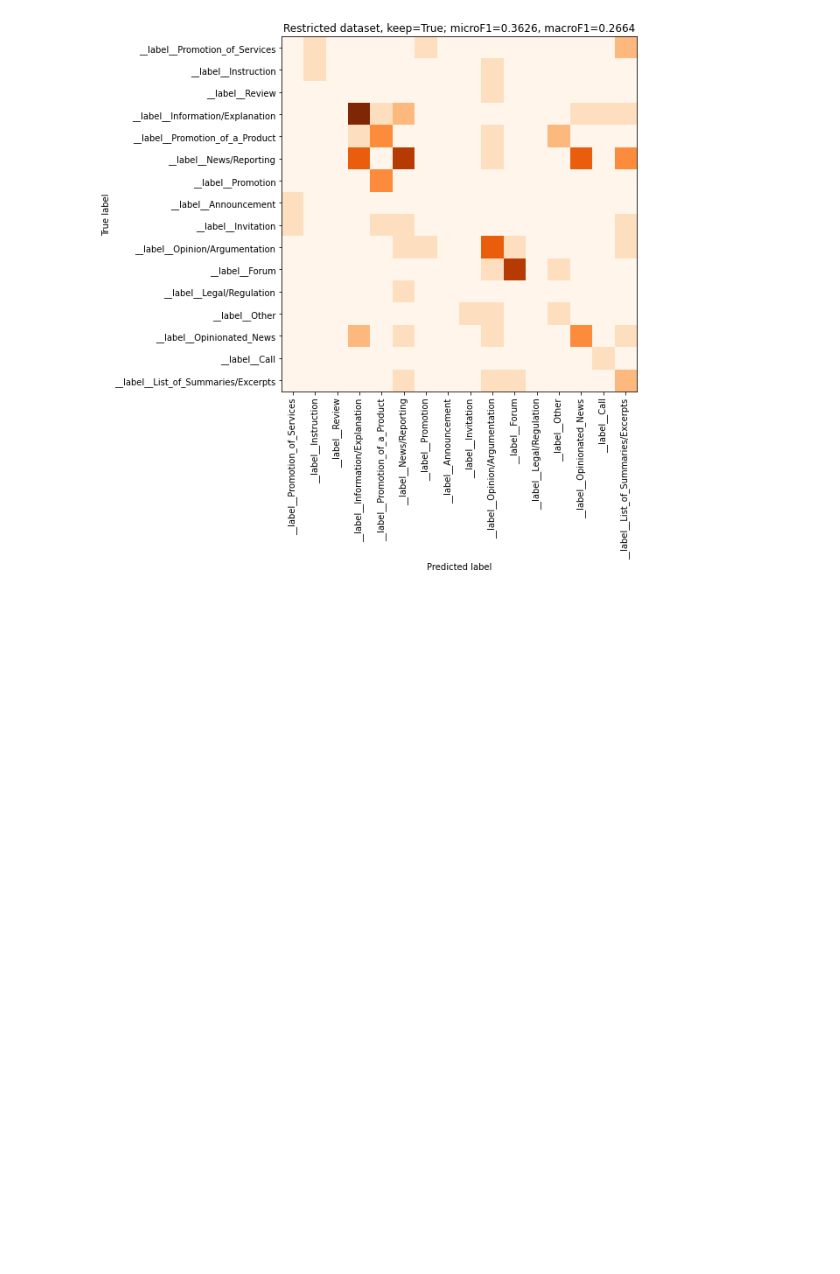
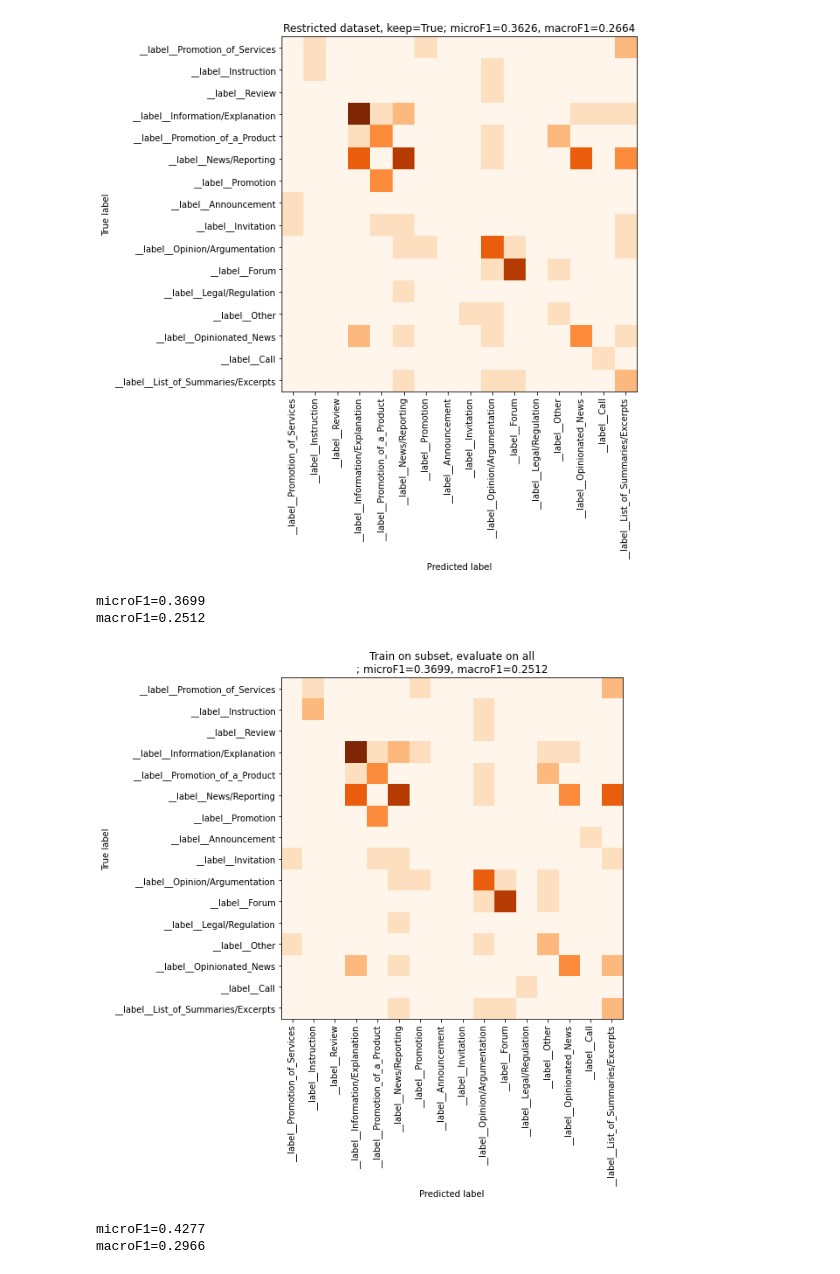
Before and after one commit to TajaKuzman/Transformers-GINCO-Experiments, a Jupyter notebook: 3_first_experiment.ipynb, the cells around one changed output. Drawn from its saved outputs; the diff is of its cells as text; code cells hidden in the pictures; blank space fills up the shorter version.

Commit message:
Added second part of experiment, crossing over

```diff
--- a/3_first_experiment.ipynb
+++ b/3_first_experiment.ipynb
@@ -107,3 +107,25 @@ macroF1=0.2949
 microF1=0.3626
 macroF1=0.2664
 [figure]
+# %%
+y_true_keep, texts_keep = parse_test_file(test_keep)
+y_true_nokeep, texts_nokeep = parse_test_file(test_nokeep)
+
+y_pred_nokeep_on_keep_model = model_keep.predict(texts_nokeep)
+y_pred_keep_on_nokeep_model = model_nokeep.predict(texts_keep)
+
+y_pred_keep_on_nokeep_model = prediction_to_label(y_pred_keep_on_nokeep_model)
+y_pred_nokeep_on_keep_model = prediction_to_label(y_pred_nokeep_on_keep_model)
+# %%
+plot_cm(y_true_nokeep, y_pred_nokeep_on_keep_model, all_labels,
+            save="images/experiment1_train_on_subset_evaluate_on_all.png",
+            title="Train on subset, evaluate on all\n")
+plot_cm(y_true_keep, y_pred_keep_on_nokeep_model, all_labels,
+            save="images/experiment1_train_on_all_evaluate_on_subset.png",
+            title="Train model on all data, evaluate on subset\n")
+# %% [output]
+microF1=0.3699
+macroF1=0.2512
+[figure, added]
+microF1=0.4277
+macroF1=0.2966
```
Also changed, not shown: parts of 3 cells of this notebook, 2 other files.
